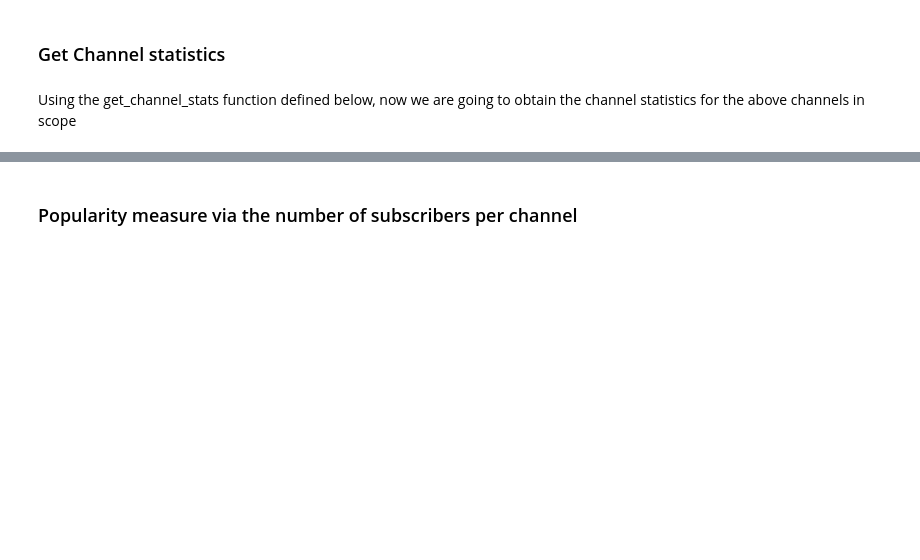
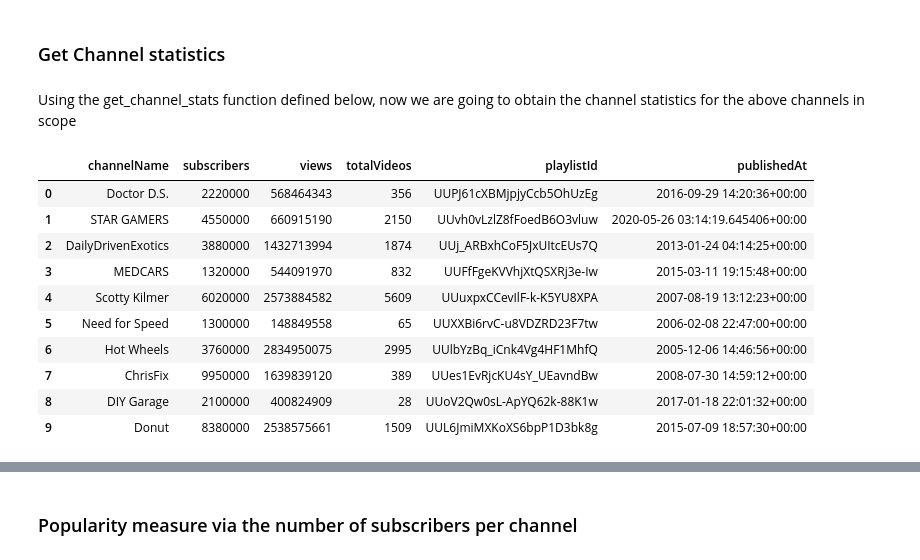
Before and after one commit to Yuvraj-Dhepe/smr_yt, a Jupyter notebook: eda_nbs/Youtube_API_EDA_ent_1_auto_pop.ipynb, the cells around one changed output, grey strips where cells are left out. Cells and saved outputs as stored; diff of their text form; code cells hidden in the pictures; blank space fills up the shorter version.

```diff
--- a/eda_nbs/Youtube_API_EDA_ent_1_auto_pop.ipynb
+++ b/eda_nbs/Youtube_API_EDA_ent_1_auto_pop.ipynb
@@ -276,8 +282,20 @@ channel_data.to_csv("./autos/top_autos.csv")
 channel_data
 # %%
 # Creation of copy so that I save a dummy df and also a csv, to not keep reusing youtube credits i.e. 10k per day.
-l_channel_data = pd.read_csv("./autos/top_autos.csv",index_col=0)
+l_channel_data = pd.read_csv("./autos/top_autos_info.csv",index_col=0)
 l_channel_data
+# %% [output]
+|  | channelName | subscribers | views | totalVideos | playlistId | publishedAt |
+| 0 | Doctor D.S. | 2220000 | 568464343 | 356 | UUPJ61cXBMjpjyCcb5OhUzEg | 2016-09-29 14:20:36+00:00 |
+| 1 | STAR GAMERS | 4550000 | 660915190 | 2150 | UUvh0vLzlZ8fFoedB6O3vluw | 2020-05-26 03:14:19.645406+00:00 |
+| 2 | DailyDrivenExotics | 3880000 | 1432713994 | 1874 | UUj_ARBxhCoF5JxUItcEUs7Q | 2013-01-24 04:14:25+00:00 |
+| 3 | MEDCARS | 1320000 | 544091970 | 832 | UUFfFgeKVVhjXtQSXRj3e-Iw | 2015-03-11 19:15:48+00:00 |
+| 4 | Scotty Kilmer | 6020000 | 2573884582 | 5609 | UUuxpxCCevIlF-k-K5YU8XPA | 2007-08-19 13:12:23+00:00 |
+| 5 | Need for Speed | 1300000 | 148849558 | 65 | UUXXBi6rvC-u8VDZRD23F7tw | 2006-02-08 22:47:00+00:00 |
+| 6 | Hot Wheels | 3760000 | 2834950075 | 2995 | UUlbYzBq_iCnk4Vg4HF1MhfQ | 2005-12-06 14:46:56+00:00 |
+| 7 | ChrisFix | 9950000 | 1639839120 | 389 | UUes1EvRjcKU4sY_UEavndBw | 2008-07-30 14:59:12+00:00 |
+| 8 | DIY Garage | 2100000 | 400824909 | 28 | UUoV2Qw0sL-ApYQ62k-88K1w | 2017-01-18 22:01:32+00:00 |
+| 9 | Donut | 8380000 | 2538575661 | 1509 | UUL6JmiMXKoXS6bpP1D3bk8g | 2015-07-09 18:57:30+00:00 |
 # %%
 # Copy used for further manipulation and original of l_channel_data can be used to load this chdd any time.
 chdd = l_channel_data.copy()
```
Also changed, not shown: parts of 18 cells of this notebook, 20 other files.
